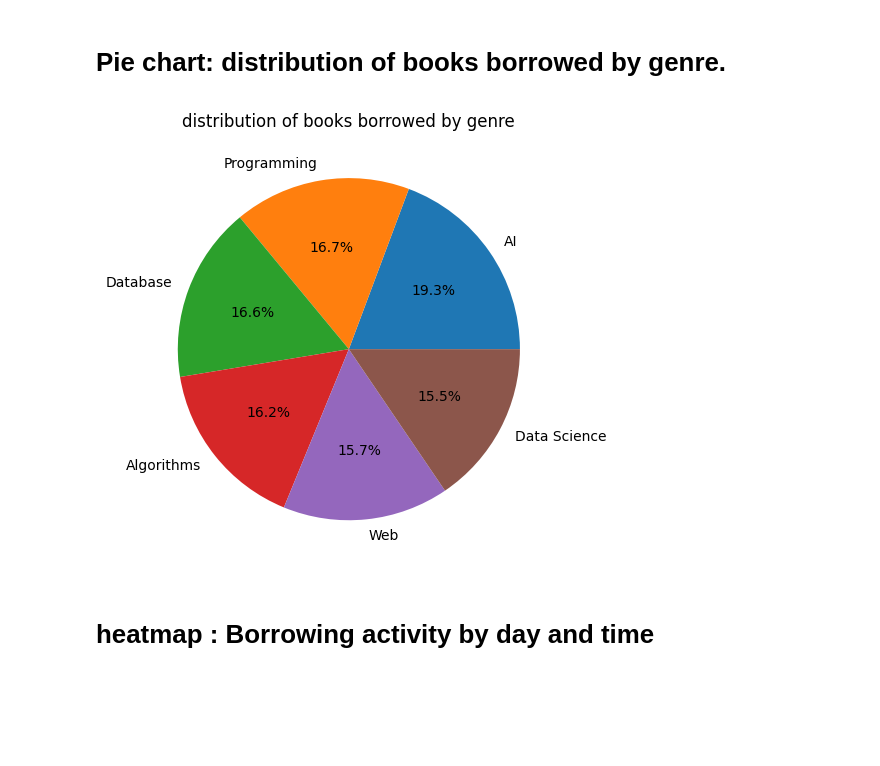
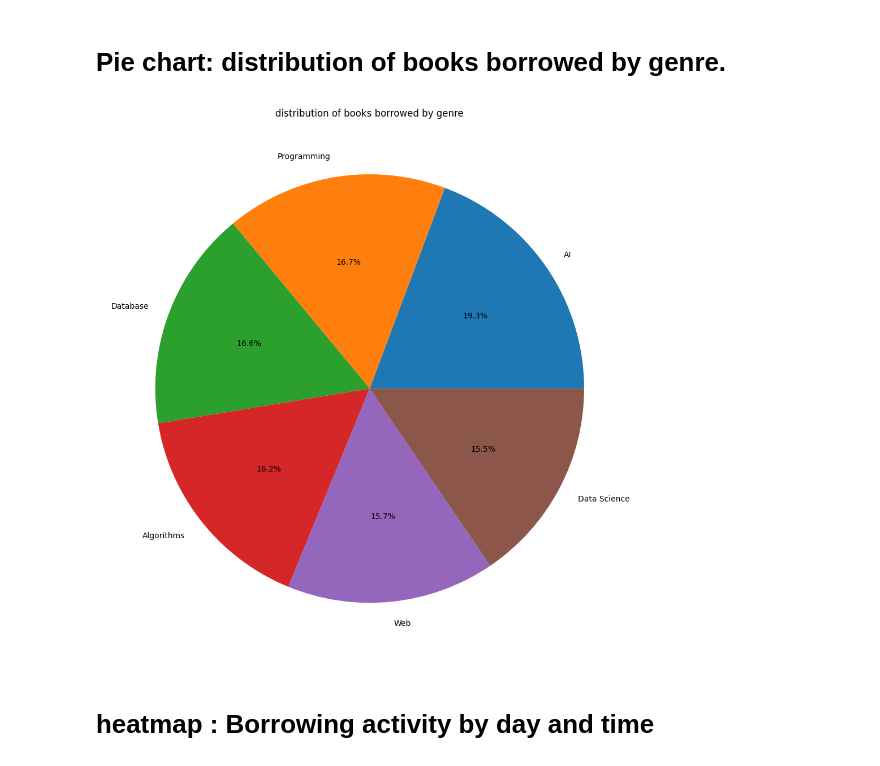
Before and after one commit to dishalukhi123/E-Library-Date-Insights-Dashboard, a Jupyter notebook: librery_transactions.ipynb, the cells around one changed output. Drawn from its saved outputs; the diff is of its cells as text; code cells hidden in the pictures; blank space fills up the shorter version.

```diff
--- a/librery_transactions.ipynb
+++ b/librery_transactions.ipynb
@@ -137,13 +137,13 @@ plt.show()
 # %% [markdown]
 # Pie chart: distribution of books borrowed by genre.
 # %%
-plt.figure()
+plt.figure(figsize=(10,10))
 plt.pie(dashboard.data["Genre"].value_counts(), labels=dashboard.data["Genre"].value_counts().index, autopct='%1.1f%%')
 plt.title("distribution of books borrowed by genre")
 plt.tight_layout()
 plt.show()
 # %% [output]
-[figure, old version]
+[figure, new version]
 # %% [markdown]
 # heatmap : Borrowing activity by day and time
 # %%
```
Also changed, not shown: parts of 2 cells of this notebook.
